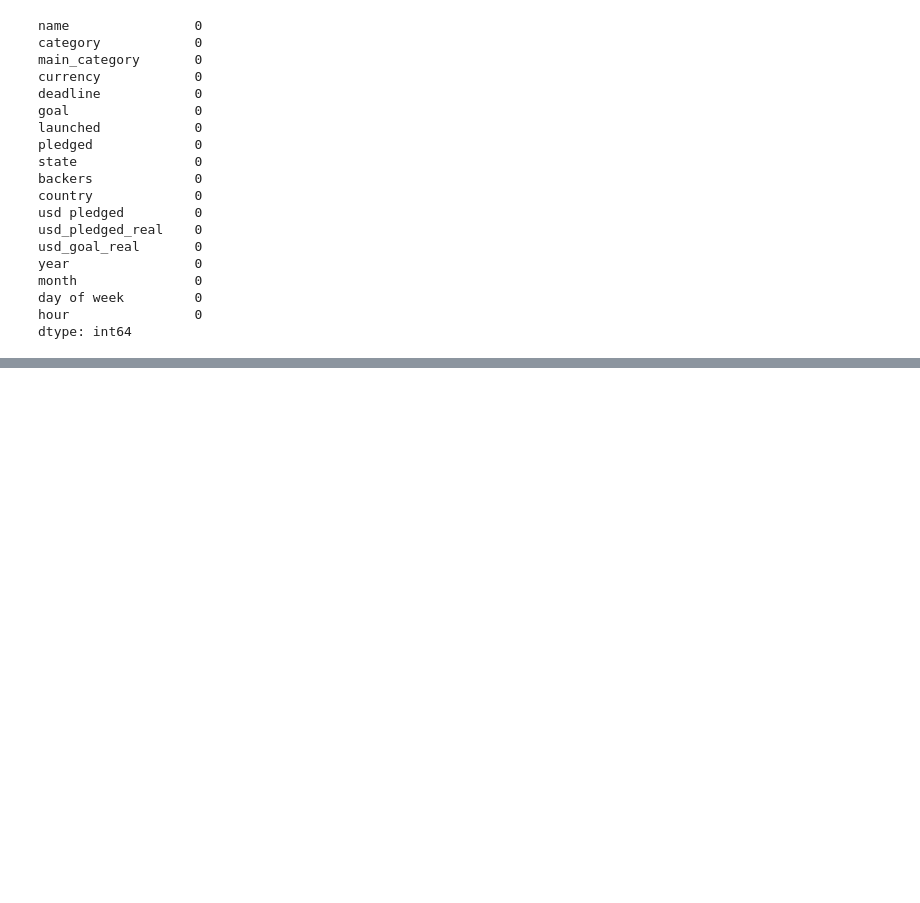
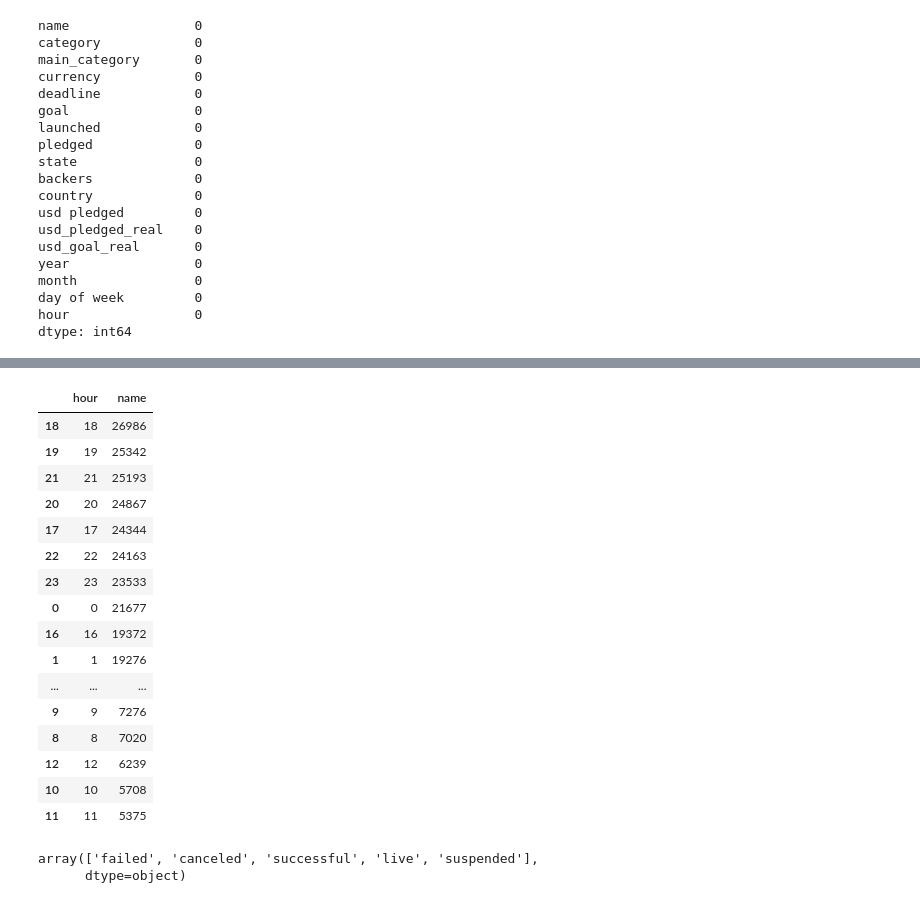
Before and after one commit to Zorquan3105/Python_Learn, a Jupyter notebook: Lesson1.ipynb, the cells around one changed output, grey strips where cells are left out. Saved outputs shown, nothing was run; the diff lists cells and outputs as text; code cells hidden in the pictures; blank space fills up the shorter version.

```diff
--- a/Lesson1.ipynb
+++ b/Lesson1.ipynb
@@ -206,0 +233,20 @@ kikstarter.iloc[10:200]
+# %%
+kikstarter.groupby('hour')['name'].count().reset_index().sort_values(by='name',ascending=False)
+# %% [output]
+|  | hour | name |
+| 18 | 18 | 26986 |
+| 19 | 19 | 25342 |
+| 21 | 21 | 25193 |
+| 20 | 20 | 24867 |
+| 17 | 17 | 24344 |
+| 22 | 22 | 24163 |
+| 23 | 23 | 23533 |
+| 0 | 0 | 21677 |
+| 16 | 16 | 19372 |
+| 1 | 1 | 19276 |
+| ... | ... | ... |
+| 9 | 9 | 7276 |
+| 8 | 8 | 7020 |
+| 12 | 12 | 6239 |
+| 10 | 10 | 5708 |
+| 11 | 11 | 5375 |
@@ -206,0 +255,6 @@ kikstarter.iloc[10:200]
+# %%
+#Посмотреть насколько успешны
+kikstarter['state'].unique()
+# %% [output]
+array(['failed', 'canceled', 'successful', 'live', 'suspended'],
+      dtype=object)
```
Also changed, not shown: parts of 9 cells of this notebook.
